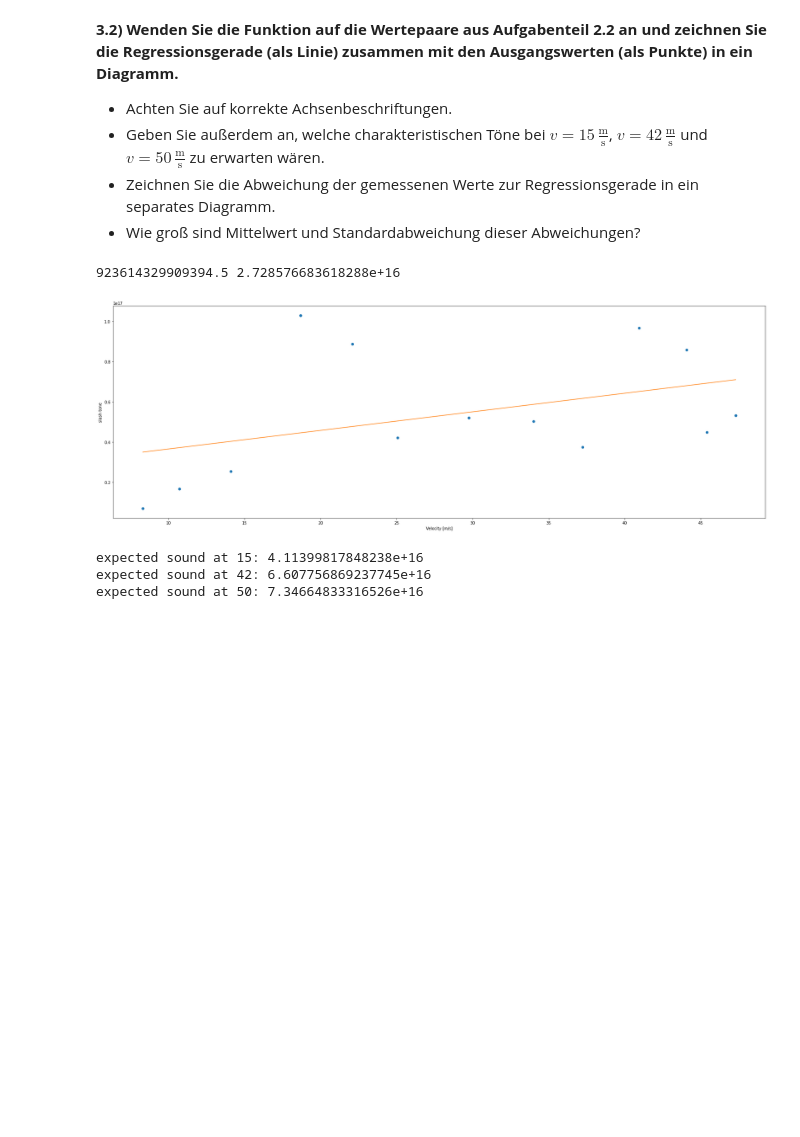
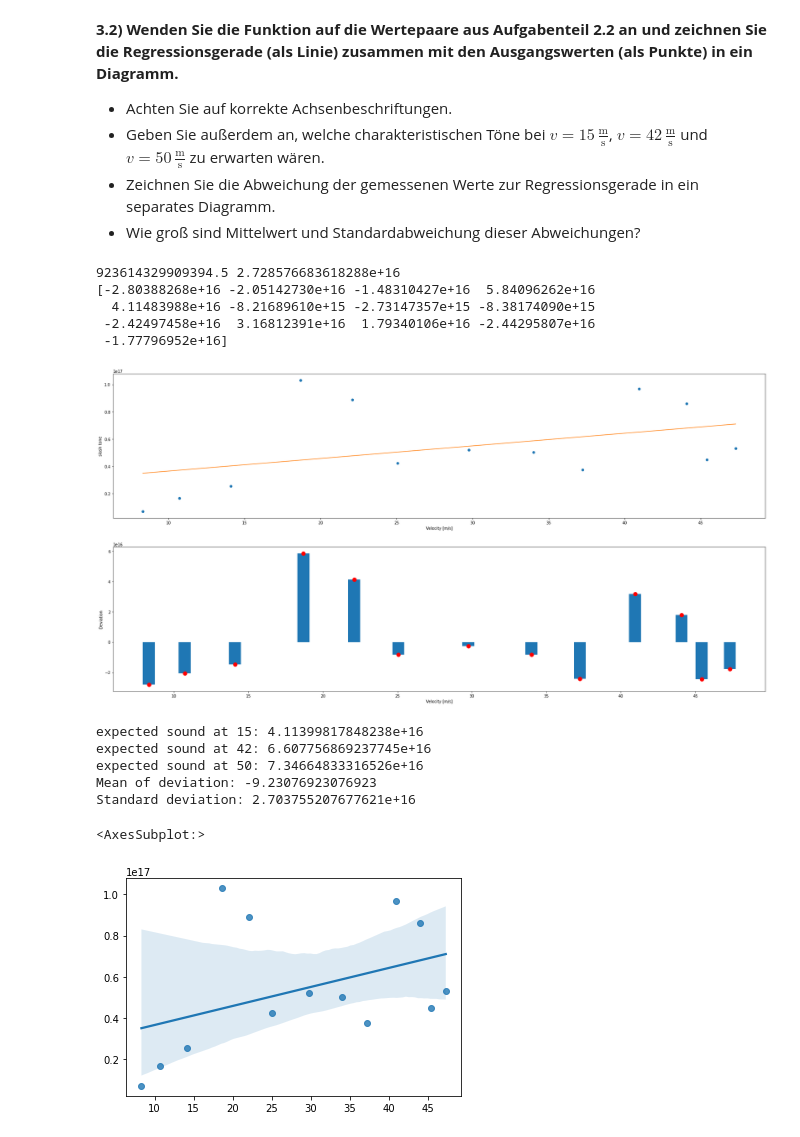
Before and after one commit to jlb-jlb/python_fuer_Ings, a Jupyter notebook: HA4/HA4_Gruppe186.ipynb, the cells around one changed output. Cells and saved outputs as stored; diff of their text form; code cells hidden in the pictures; blank space fills up the shorter version.

```diff
--- a/HA4/HA4_Gruppe186.ipynb
+++ b/HA4/HA4_Gruppe186.ipynb
@@ -344,28 +344,52 @@ None
 # %%
 # Hier eigenen Code schreiben ...
 vlist = np.array(vlist)
 a,b = ab(vlist, max_spectra)
 # a,b = np.polyfit(vlist, max_spectra, 1)
 print(a,b)
 
 
 
-plt.figure(3, (30,10))
-
+plt.figure(3, (30,15))
+plt.subplot(211)
 plt.plot(vlist, max_spectra, 'o')
 plt.plot(vlist, a * vlist + b )
 
 
 plt.xlabel("Velocity [m/s]")
 plt.ylabel("slash tone")
 # plt.axis("equal")
+# plt.show()
+
+
+plt.subplot(212)  # Abweichung berechnen
+deviation = max_spectra - (a*vlist+b)
+print(deviation)
+plt.plot(vlist, deviation, linestyle='None', marker="o", markersize=10, c="r")
+plt.bar(vlist, deviation)
+plt.ylabel("Deviation")
+plt.xlabel("Velocity [m/s]")
 plt.show()
 print(f"expected sound at 15: {a * 15 + b}")
 print(f"expected sound at 42: {a * 42 + b}")
 print(f"expected sound at 50: {a * 50 + b}")
+
+print(f"Mean of deviation: {np.mean(deviation)}")
+print(f"Standard deviation: {np.std(deviation)}")
+
+import seaborn as sns
+sns.regplot(x=vlist, y=max_spectra)
 # %% [output]
 923614329909394.5 2.728576683618288e+16
+[-2.80388268e+16 -2.05142730e+16 -1.48310427e+16  5.84096262e+16
+  4.11483988e+16 -8.21689610e+15 -2.73147357e+15 -8.38174090e+15
+ -2.42497458e+16  3.16812391e+16  1.79340106e+16 -2.44295807e+16
+ -1.77796952e+16]
-[figure, old version]
+[figure, new version]
 expected sound at 15: 4.11399817848238e+16
 expected sound at 42: 6.607756869237745e+16
 expected sound at 50: 7.34664833316526e+16
+Mean of deviation: -9.23076923076923
+Standard deviation: 2.703755207677621e+16
+<AxesSubplot:>
+[figure, added]
```
